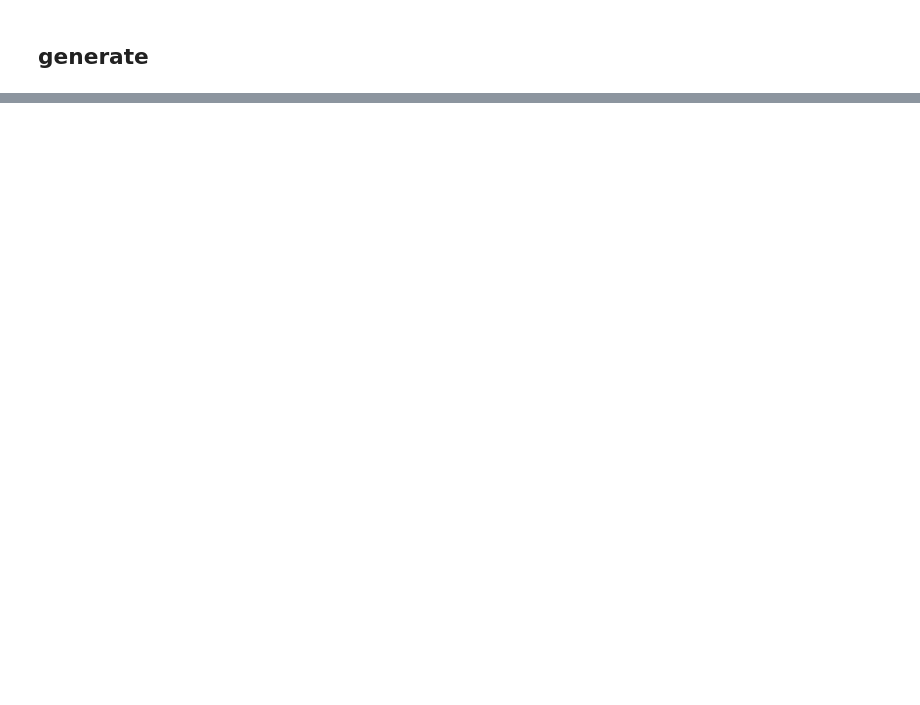
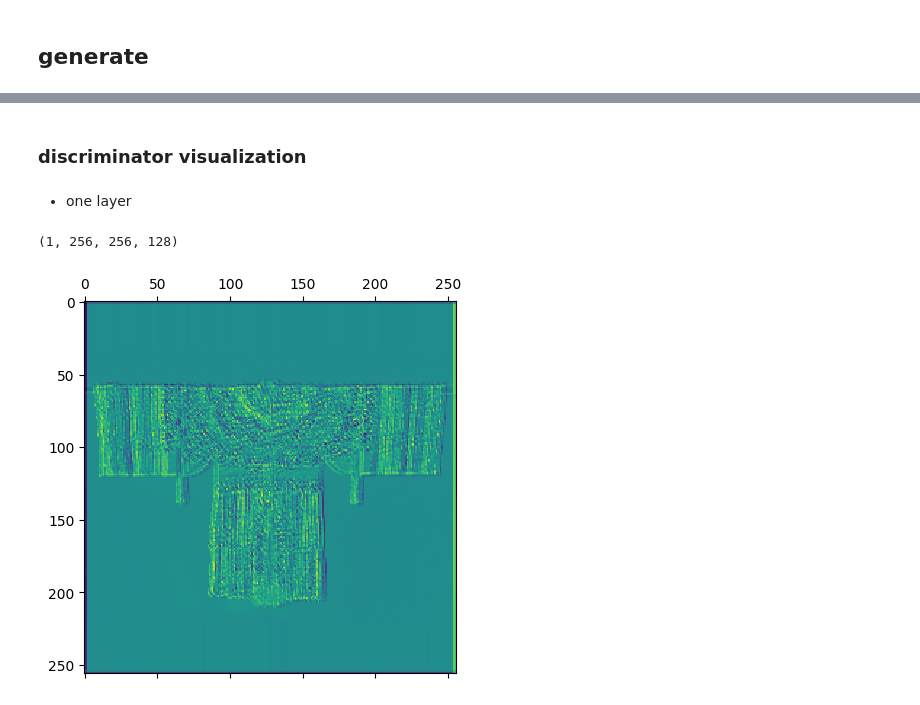
Before and after one commit to vivyhasadream/vintage_clothes_generator, a Jupyter notebook: 6.1.2 basic GAN maxpooling.ipynb, the cells around one changed output, grey strips where cells are left out. Drawn from its saved outputs; the diff is of its cells as text; code cells hidden in the pictures; blank space fills up the shorter version.

```diff
--- a/6.1.2 basic GAN maxpooling.ipynb
+++ b/6.1.2 basic GAN maxpooling.ipynb
@@ -286,0 +340,17 @@ embed.embed_file(filepath)
+# %%
+img_path = 'images_proc/full_selection_sel/70503.jpg'
+
+img = image.load_img(img_path, target_size=(256, 256))
+img_tensor = image.img_to_array(img)
+img_tensor = np.expand_dims(img_tensor, axis=0)
+
+#Follow the Original Model Preprocessing
+img_tensor /= 255.
+
+#Check tensor shape
+print(img_tensor.shape)
+
+#Preview an image
+plt.imshow(img_tensor[0])
+plt.axis("off")
+plt.show();
@@ -286,0 +360,4 @@ embed.embed_file(filepath)
+# %% [markdown]
+### discriminator visualization
+# %% [markdown]
+- one layer
@@ -286,0 +366,19 @@ embed.embed_file(filepath)
+# %%
+# Extract model layer outputs
+layer_outputs = [layer.output for layer in gan.discriminator.layers[:8]]
+
+# Rather then a model with a single output, we are going to make a model to display the feature maps
+activation_model = models.Model(inputs=gan.discriminator.input, outputs=layer_outputs)
+# %%
+# Returns an array for each activation layer
+activations = activation_model.predict(img_tensor)
+
+first_layer_activation = activations[0]
+print(first_layer_activation.shape)
+
+# We slice the *third channel and preview the results
+plt.matshow(first_layer_activation[0, :, :, 3], cmap='viridis')
+plt.show()
+# %% [output]
+(1, 256, 256, 128)
+[figure, added]
```
Also changed, not shown: parts of 31 cells of this notebook, 6 other files.
